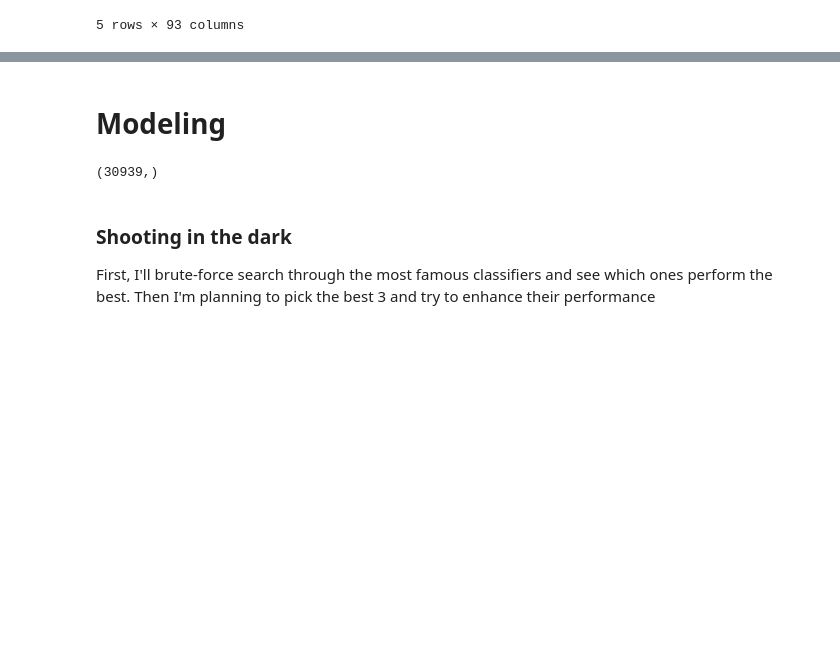
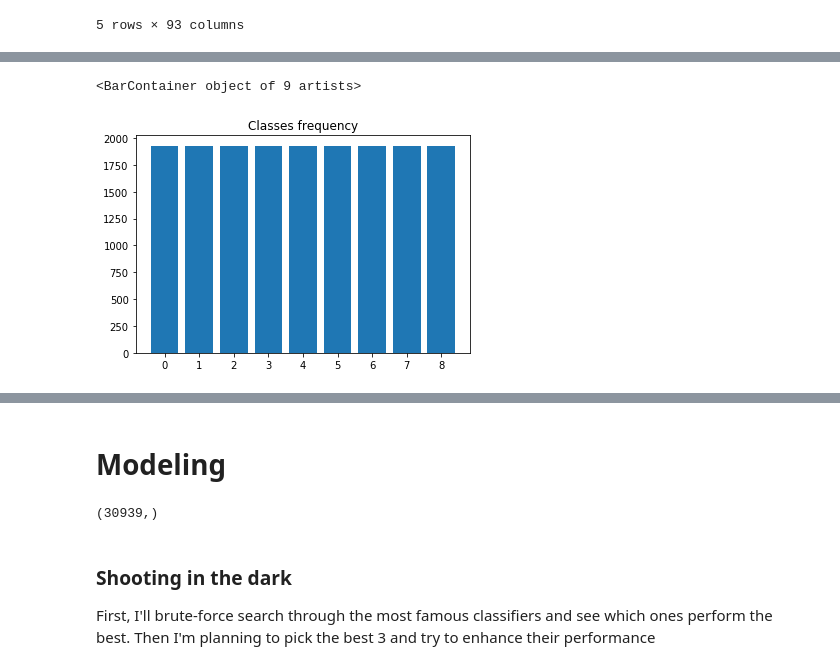
Before and after one commit to abdelrahmanYaseen/ML_HW2, a Jupyter notebook: Otto.ipynb, the cells around one changed output, grey strips where cells are left out. Cells and saved outputs as stored; diff of their text form; code cells hidden in the pictures; blank space fills up the shorter version.

Commit message:
sampling fixed

```diff
--- a/Otto.ipynb
+++ b/Otto.ipynb
@@ -47,0 +62,12 @@ X_scaled.head()
+# %%
+from imblearn.under_sampling import RandomUnderSampler
+rus = RandomUnderSampler(random_state=0)
+rus.fit(X_scaled, Y)
+X_undersampled, Y_undersampled = rus.fit_resample(X, Y)
+# %%
+plt.xticks(range(9))
+plt.title("Classes frequency")
+plt.bar(range(9),dict(Counter(Y_undersampled)).values())
+# %% [output]
+<BarContainer object of 9 artists>
+[figure, added]
```
Also changed, not shown: parts of 12 cells of this notebook.
